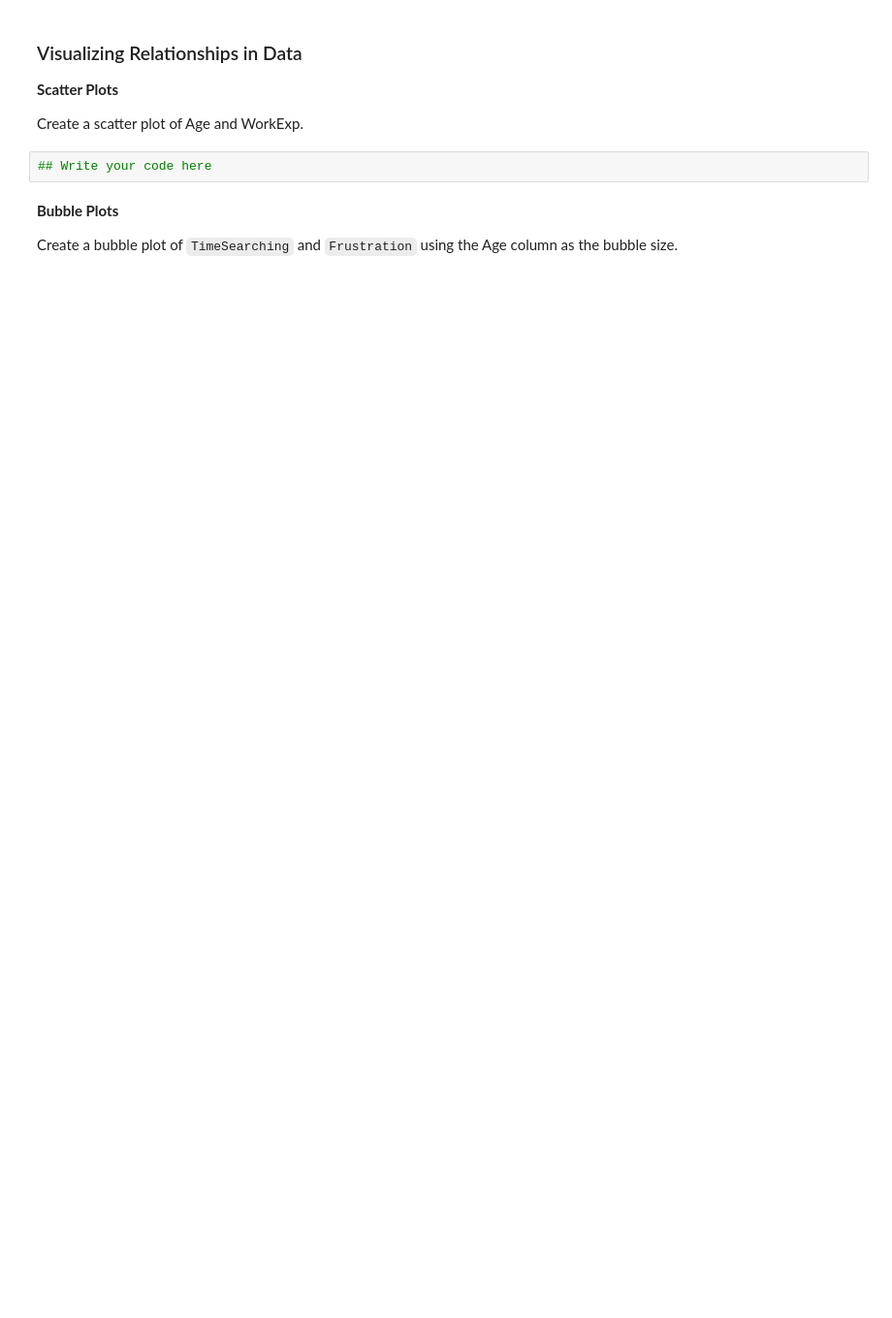
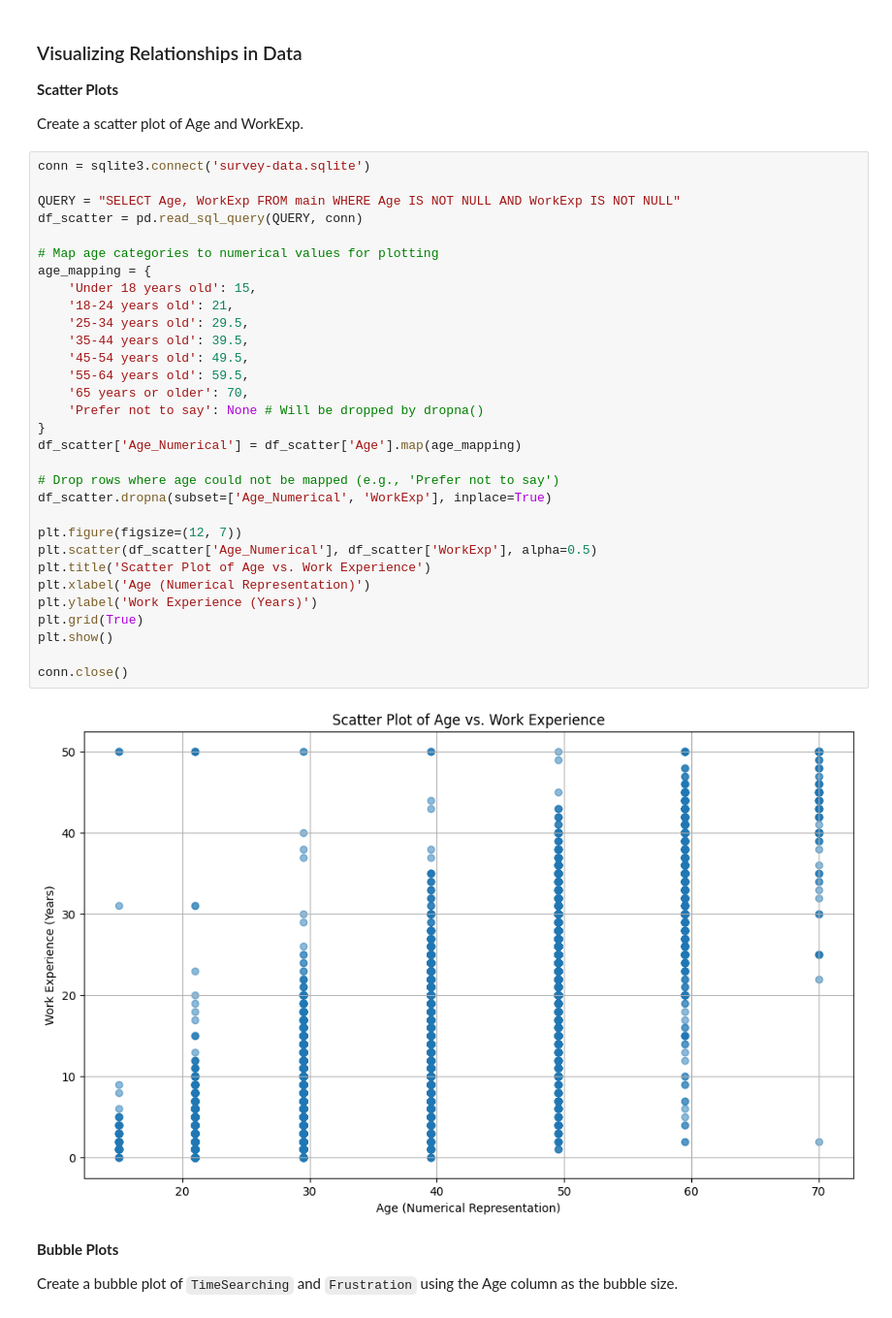
Before and after one commit to Sumant-crty/IBM-Data-Analyst-Capstone-Project, a Jupyter notebook: Lab Data Visualization.ipynb, the cells around one changed output. Shown at 97% size. Drawn from its saved outputs; the diff is of its cells as text; blank space fills up the shorter version.

```diff
--- a/Lab Data Visualization.ipynb
+++ b/Lab Data Visualization.ipynb
@@ -144,8 +257,39 @@ Plot a box plot of Age.
 **Scatter Plots**
 
 Create a scatter plot of Age and WorkExp.
-# %%
-## Write your code here
+# %%
+conn = sqlite3.connect('survey-data.sqlite')
+
+QUERY = "SELECT Age, WorkExp FROM main WHERE Age IS NOT NULL AND WorkExp IS NOT NULL"
+df_scatter = pd.read_sql_query(QUERY, conn)
+
+# Map age categories to numerical values for plotting
+age_mapping = {
+    'Under 18 years old': 15,
+    '18-24 years old': 21,
+    '25-34 years old': 29.5,
+    '35-44 years old': 39.5,
+    '45-54 years old': 49.5,
+    '55-64 years old': 59.5,
+    '65 years or older': 70,
+    'Prefer not to say': None # Will be dropped by dropna()
+}
+df_scatter['Age_Numerical'] = df_scatter['Age'].map(age_mapping)
+
+# Drop rows where age could not be mapped (e.g., 'Prefer not to say')
+df_scatter.dropna(subset=['Age_Numerical', 'WorkExp'], inplace=True)
+
+plt.figure(figsize=(12, 7))
+plt.scatter(df_scatter['Age_Numerical'], df_scatter['WorkExp'], alpha=0.5)
+plt.title('Scatter Plot of Age vs. Work Experience')
+plt.xlabel('Age (Numerical Representation)')
+plt.ylabel('Work Experience (Years)')
+plt.grid(True)
+plt.show()
+
+conn.close()
+# %% [output]
+[figure, added]
 # %% [markdown]
 **Bubble Plots**
 
```
Also changed, not shown: parts of 27 cells of this notebook.
